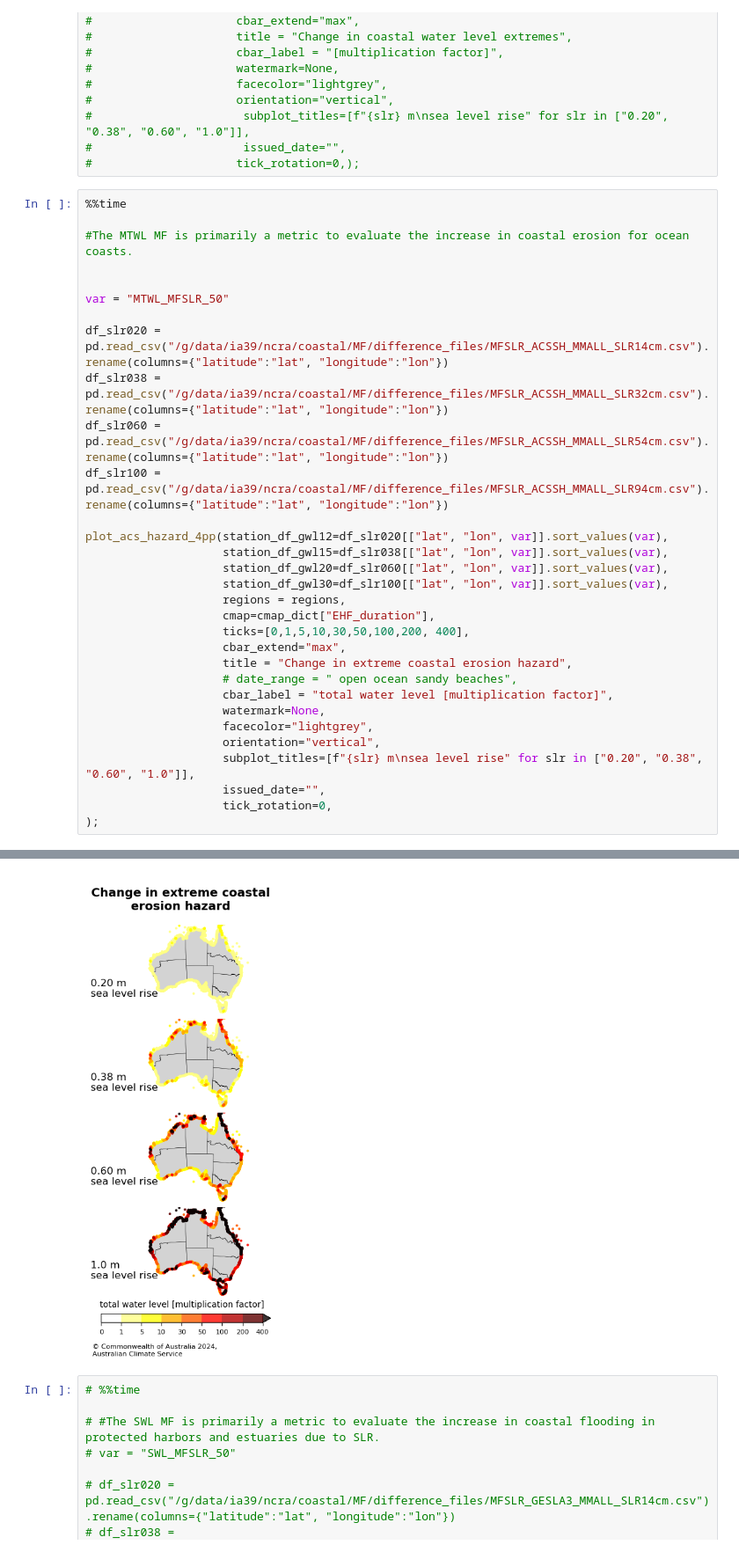
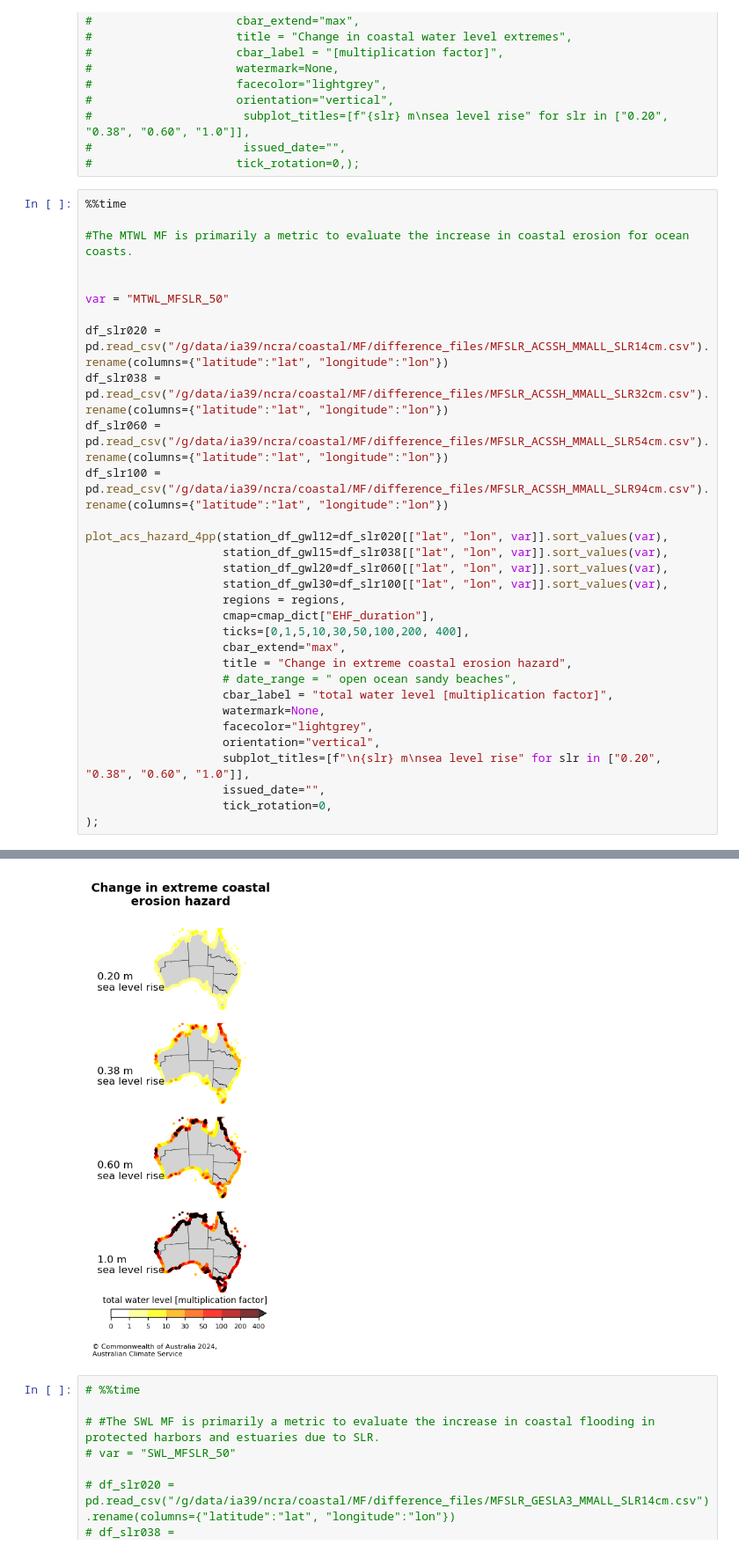
Before and after one commit to AusClimateService/plotting_maps, a Jupyter notebook: Climate_and_hazards_report.ipynb, the cells around one changed output, grey strips where cells are left out. Shown at 88% size. Saved outputs shown, nothing was run; the diff lists cells and outputs as text.

Commit message:
updated figures

```diff
--- a/Climate_and_hazards_report.ipynb
+++ b/Climate_and_hazards_report.ipynb
@@ -859,7 +859,7 @@ plot_acs_hazard_4pp(station_df_gwl12=df_slr020[["lat", "lon", var]].sort_values(
                     watermark=None,
                     facecolor="lightgrey",
                     orientation="vertical",
-                    subplot_titles=[f"{slr} m\nsea level rise" for slr in ["0.20", "0.38", "0.60", "1.0"]],
+                    subplot_titles=[f"\n{slr} m\nsea level rise" for slr in ["0.20", "0.38", "0.60", "1.0"]],
                     issued_date="",
                     tick_rotation=0,
 );
@@ -869,4 +869,4 @@ Wall time: 2min 7s
-[figure, old version]
+[figure, new version]
 # %%
 # %%time
 
```
Also changed, not shown: parts of 25 cells of this notebook, 23 other files.
